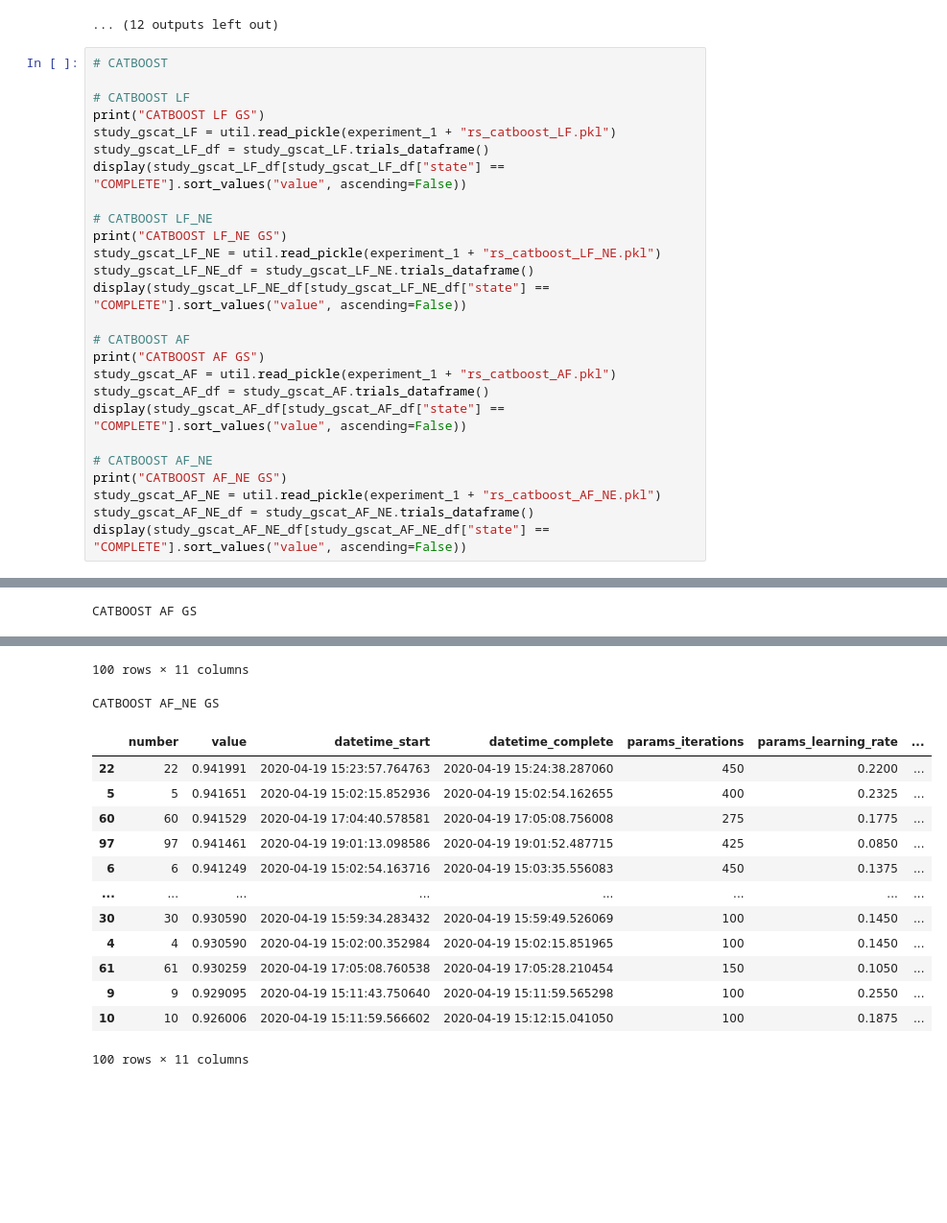
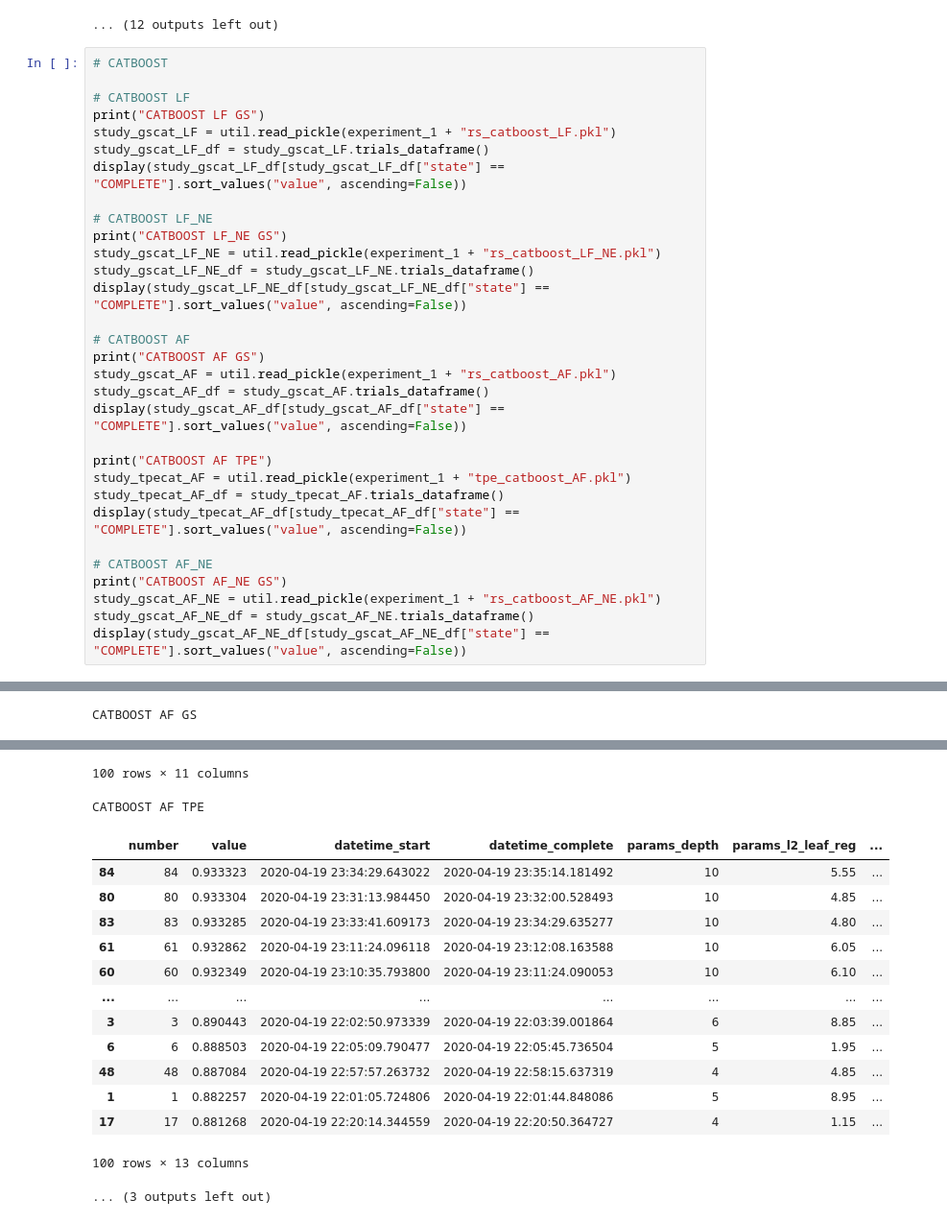
Before and after one commit to achmand/aml-crypto-graph, a Jupyter notebook: src/experiment_tuning_results_1.ipynb, the cells around one changed output, grey strips where cells are left out. Shown at 96% size. Saved outputs shown, nothing was run; the diff lists cells and outputs as text; blank space fills up the shorter version.

```diff
--- a/src/experiment_tuning_results_1.ipynb
+++ b/src/experiment_tuning_results_1.ipynb
@@ -236,6 +236,11 @@ study_gscat_AF = util.read_pickle(experiment_1 + "rs_catboost_AF.pkl")
 study_gscat_AF_df = study_gscat_AF.trials_dataframe()
 display(study_gscat_AF_df[study_gscat_AF_df["state"] == "COMPLETE"].sort_values("value", ascending=False))
 
+print("CATBOOST AF TPE")
+study_tpecat_AF = util.read_pickle(experiment_1 + "tpe_catboost_AF.pkl")
+study_tpecat_AF_df = study_tpecat_AF.trials_dataframe()
+display(study_tpecat_AF_df[study_tpecat_AF_df["state"] == "COMPLETE"].sort_values("value", ascending=False))
+
 # CATBOOST AF_NE
 print("CATBOOST AF_NE GS")
 study_gscat_AF_NE = util.read_pickle(experiment_1 + "rs_catboost_AF_NE.pkl")
@@ -257,44 +262,45 @@ CATBOOST LF GS
 | 85 | 85 | 0.842711 | 2020-04-18 22:22:23.786209 | 2020-04-18 22:26:12.619468 | 500 | 0.1700 | ... |
 100 rows × 11 columns
 CATBOOST LF_NE GS
 |  | number | value | datetime_start | datetime_complete | params_iterations | params_learning_rate | ... |
 | 1 | 1 | 0.940653 | 2020-04-18 23:09:44.918077 | 2020-04-18 23:10:20.345311 | 425 | 0.1150 | ... |
 | 48 | 48 | 0.940618 | 2020-04-19 01:15:45.970376 | 2020-04-19 01:16:21.067758 | 425 | 0.3000 | ... |
 | 15 | 15 | 0.940325 | 2020-04-18 23:42:59.548082 | 2020-04-18 23:43:30.314323 | 350 | 0.1350 | ... |
 | 36 | 36 | 0.940325 | 2020-04-19 00:46:38.943930 | 2020-04-19 00:47:09.789704 | 350 | 0.1350 | ... |
 | 51 | 51 | 0.940162 | 2020-04-19 01:21:34.428517 | 2020-04-19 01:22:13.003985 | 475 | 0.1925 | ... |
 | ... | ... | ... | ... | ... | ... | ... | ... |
 | 95 | 95 | 0.924430 | 2020-04-19 03:13:00.188605 | 2020-04-19 03:13:16.613118 | 125 | 0.2500 | ... |
 | 97 | 97 | 0.924355 | 2020-04-19 03:13:40.668858 | 2020-04-19 03:21:26.628175 | 825 | 0.0175 | ... |
 | 63 | 63 | 0.923496 | 2020-04-19 01:56:54.411474 | 2020-04-19 02:04:13.785235 | 775 | 0.0125 | ... |
 | 8 | 8 | 0.923346 | 2020-04-18 23:28:14.399587 | 2020-04-18 23:33:57.384297 | 600 | 0.0125 | ... |
 | 99 | 99 | 0.919502 | 2020-04-19 03:22:04.071293 | 2020-04-19 03:22:21.465795 | 150 | 0.2025 | ... |
 100 rows × 11 columns
 CATBOOST AF GS
 |  | number | value | datetime_start | datetime_complete | params_iterations | params_learning_rate | ... |
 | 18 | 18 | 0.920431 | 2020-04-19 10:35:30.844624 | 2020-04-19 10:35:57.776041 | 300 | 0.1200 | ... |
 | 40 | 40 | 0.919606 | 2020-04-19 11:39:48.004318 | 2020-04-19 11:40:24.551379 | 450 | 0.1250 | ... |
 | 33 | 33 | 0.919273 | 2020-04-19 11:12:12.701790 | 2020-04-19 11:12:50.445884 | 475 | 0.2575 | ... |
 | 99 | 99 | 0.919255 | 2020-04-19 14:02:43.470059 | 2020-04-19 14:03:10.847530 | 300 | 0.2700 | ... |
 | 56 | 56 | 0.918298 | 2020-04-19 12:18:32.609686 | 2020-04-19 12:19:06.034701 | 400 | 0.1575 | ... |
 | ... | ... | ... | ... | ... | ... | ... | ... |
 | 38 | 38 | 0.893570 | 2020-04-19 11:28:12.775372 | 2020-04-19 11:32:40.880407 | 500 | 0.1825 | ... |
 | 34 | 34 | 0.893570 | 2020-04-19 11:12:50.448725 | 2020-04-19 11:17:21.445565 | 500 | 0.1825 | ... |
 | 10 | 10 | 0.892168 | 2020-04-19 10:06:46.670950 | 2020-04-19 10:14:44.419048 | 900 | 0.0975 | ... |
 | 25 | 25 | 0.891743 | 2020-04-19 10:46:05.228936 | 2020-04-19 10:50:33.291049 | 500 | 0.1325 | ... |
 | 67 | 67 | 0.887952 | 2020-04-19 12:36:47.537456 | 2020-04-19 12:41:16.438936 | 500 | 0.1925 | ... |
 100 rows × 11 columns
-CATBOOST AF_NE GS
+CATBOOST AF TPE
-|  | number | value | datetime_start | datetime_complete | params_iterations | params_learning_rate | ... |
-| 22 | 22 | 0.941991 | 2020-04-19 15:23:57.764763 | 2020-04-19 15:24:38.287060 | 450 | 0.2200 | ... |
-| 5 | 5 | 0.941651 | 2020-04-19 15:02:15.852936 | 2020-04-19 15:02:54.162655 | 400 | 0.2325 | ... |
-| 60 | 60 | 0.941529 | 2020-04-19 17:04:40.578581 | 2020-04-19 17:05:08.756008 | 275 | 0.1775 | ... |
-| 97 | 97 | 0.941461 | 2020-04-19 19:01:13.098586 | 2020-04-19 19:01:52.487715 | 425 | 0.0850 | ... |
-| 6 | 6 | 0.941249 | 2020-04-19 15:02:54.163716 | 2020-04-19 15:03:35.556083 | 450 | 0.1375 | ... |
+|  | number | value | datetime_start | datetime_complete | params_depth | params_l2_leaf_reg | ... |
+| 84 | 84 | 0.933323 | 2020-04-19 23:34:29.643022 | 2020-04-19 23:35:14.181492 | 10 | 5.55 | ... |
+| 80 | 80 | 0.933304 | 2020-04-19 23:31:13.984450 | 2020-04-19 23:32:00.528493 | 10 | 4.85 | ... |
+| 83 | 83 | 0.933285 | 2020-04-19 23:33:41.609173 | 2020-04-19 23:34:29.635277 | 10 | 4.80 | ... |
+| 61 | 61 | 0.932862 | 2020-04-19 23:11:24.096118 | 2020-04-19 23:12:08.163588 | 10 | 6.05 | ... |
+| 60 | 60 | 0.932349 | 2020-04-19 23:10:35.793800 | 2020-04-19 23:11:24.090053 | 10 | 6.10 | ... |
 | ... | ... | ... | ... | ... | ... | ... | ... |
-| 30 | 30 | 0.930590 | 2020-04-19 15:59:34.283432 | 2020-04-19 15:59:49.526069 | 100 | 0.1450 | ... |
-| 4 | 4 | 0.930590 | 2020-04-19 15:02:00.352984 | 2020-04-19 15:02:15.851965 | 100 | 0.1450 | ... |
-| 61 | 61 | 0.930259 | 2020-04-19 17:05:08.760538 | 2020-04-19 17:05:28.210454 | 150 | 0.1050 | ... |
-| 9 | 9 | 0.929095 | 2020-04-19 15:11:43.750640 | 2020-04-19 15:11:59.565298 | 100 | 0.2550 | ... |
-| 10 | 10 | 0.926006 | 2020-04-19 15:11:59.566602 | 2020-04-19 15:12:15.041050 | 100 | 0.1875 | ... |
+| 3 | 3 | 0.890443 | 2020-04-19 22:02:50.973339 | 2020-04-19 22:03:39.001864 | 6 | 8.85 | ... |
+| 6 | 6 | 0.888503 | 2020-04-19 22:05:09.790477 | 2020-04-19 22:05:45.736504 | 5 | 1.95 | ... |
+| 48 | 48 | 0.887084 | 2020-04-19 22:57:57.263732 | 2020-04-19 22:58:15.637319 | 4 | 4.85 | ... |
+| 1 | 1 | 0.882257 | 2020-04-19 22:01:05.724806 | 2020-04-19 22:01:44.848086 | 5 | 8.95 | ... |
+| 17 | 17 | 0.881268 | 2020-04-19 22:20:14.344559 | 2020-04-19 22:20:50.364727 | 4 | 1.15 | ... |
-100 rows × 11 columns
+100 rows × 13 columns
+... (3 outputs left out)
```
Also changed, not shown: 14 other files.
